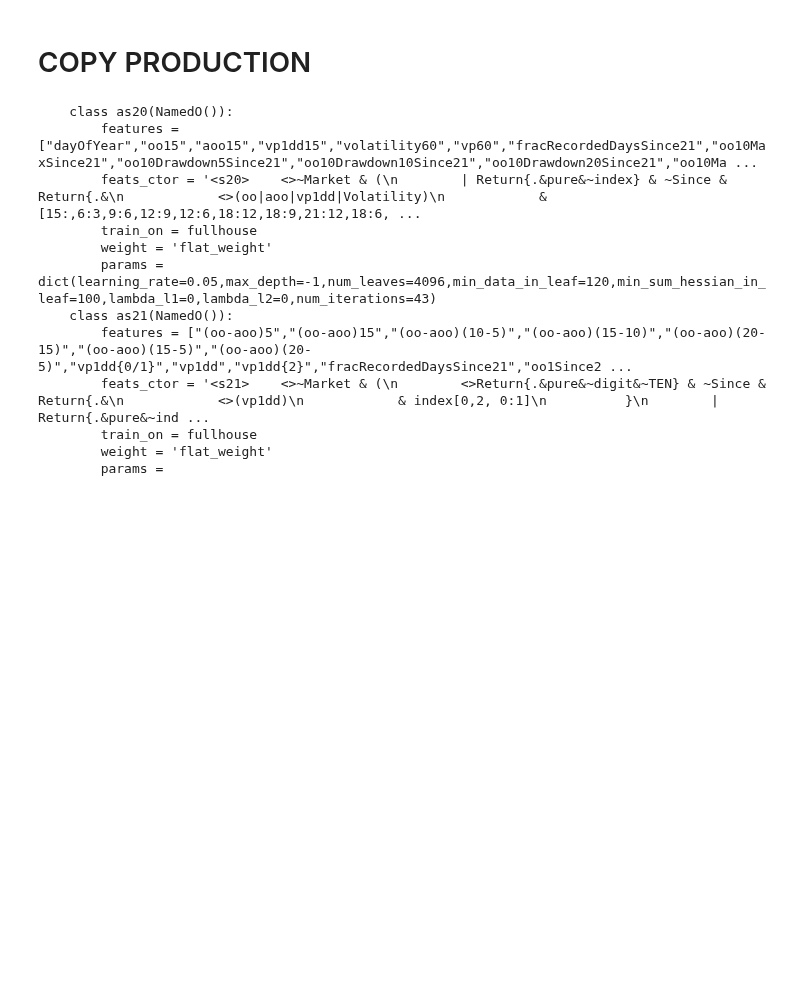
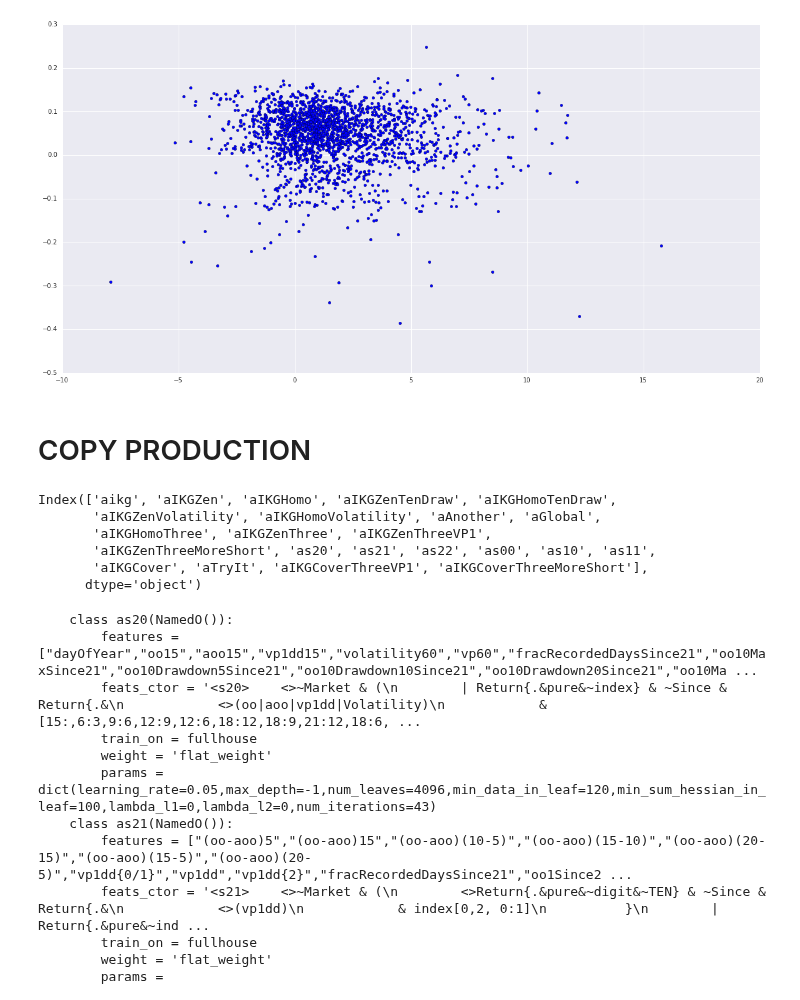
Before and after one commit to yumichael/two-sigma-financial-news, a Jupyter notebook: search/blend.ipynb, the cells around one changed output. Drawn from its saved outputs; the diff is of its cells as text; code cells hidden in the pictures; blank space fills up the shorter version.

```diff
--- a/search/blend.ipynb
+++ b/search/blend.ipynb
@@ -167,0 +365,2 @@ guys[0,1] # only the FOUR *2
+# %%
+dl = my.groupby('time')[['trade']].sum()
@@ -168,5 +378,21 @@ guys[0,1] # only the FOUR *2
+# %%
+dl['guessSum'] = my.groupby('time').guess.sum()
+dl['Count'] = my.groupby('time').guess.count()
+# %%
+plt.scatter(dl.trade,dl.guessSum/dl.Count);
+# %% [output]
+[figure, added]
 # %% [markdown]
 # COPY PRODUCTION
+# %%
+d.columns
+# %% [output]
+Index(['aikg', 'aIKGZen', 'aIKGHomo', 'aIKGZenTenDraw', 'aIKGHomoTenDraw',
+       'aIKGZenVolatility', 'aIKGHomoVolatility', 'aAnother', 'aGlobal',
+       'aIKGHomoThree', 'aIKGZenThree', 'aIKGZenThreeVP1',
+       'aIKGZenThreeMoreShort', 'as20', 'as21', 'as22', 'as00', 'as10', 'as11',
+       'aIKGCover', 'aTryIt', 'aIKGCoverThreeVP1', 'aIKGCoverThreeMoreShort'],
+      dtype='object')
 # %%
 def copy_production(names, nbests):
     nl = '\\n'
```
Also changed, not shown: parts of 45 cells of this notebook.
